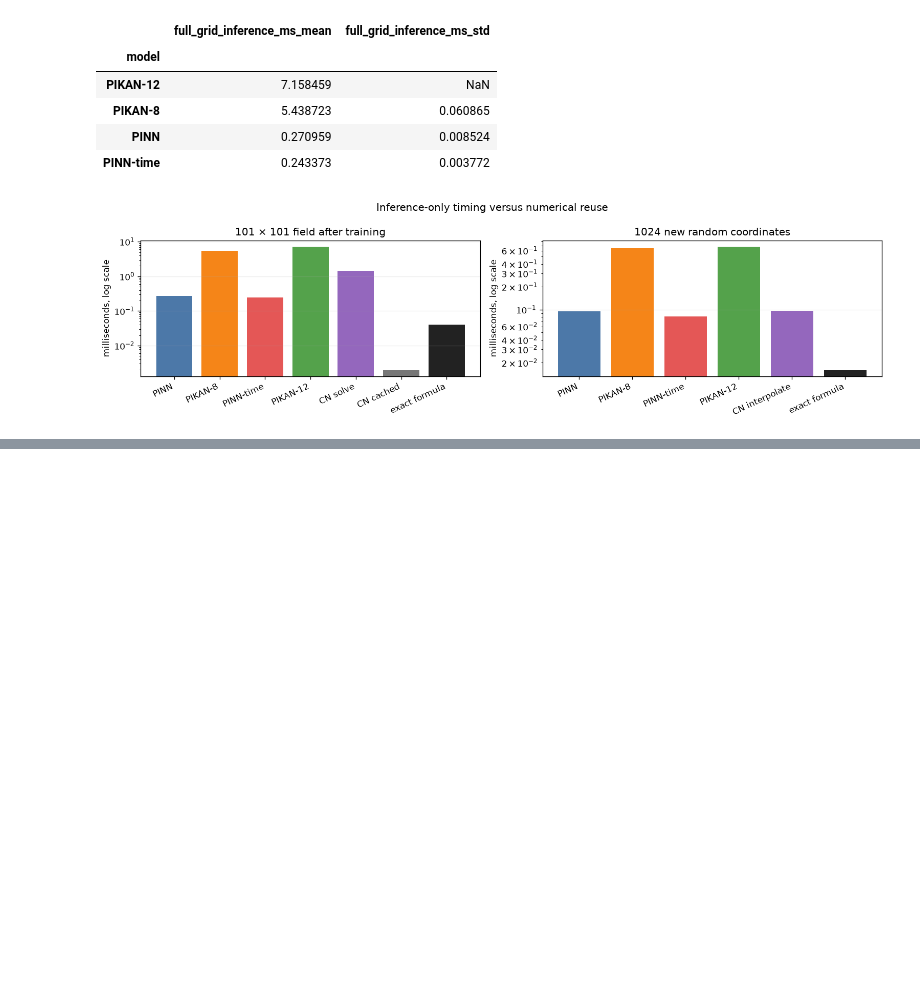
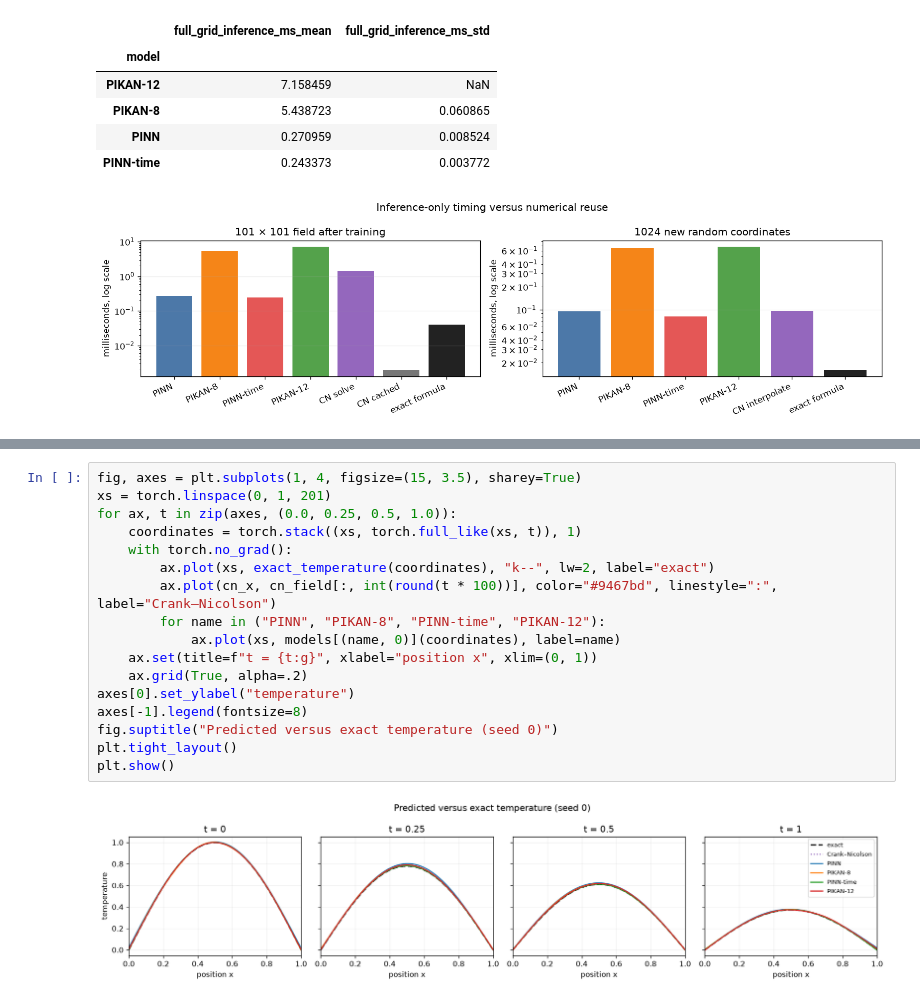
Before and after one commit to OussemaBenAmeur/Benchmark-Heat-Equation, a Jupyter notebook: PIKAN_Heat_Equation.ipynb, the cells around one changed output, grey strips where cells are left out. Cells and saved outputs as stored; diff of their text form; blank space fills up the shorter version.

```diff
--- a/PIKAN_Heat_Equation.ipynb
+++ b/PIKAN_Heat_Equation.ipynb
@@ -479,0 +500,19 @@ Known exact formula: 101×101 field in 0.04018 ms; 1024 random queries in 0.0159
+# %%
+fig, axes = plt.subplots(1, 4, figsize=(15, 3.5), sharey=True)
+xs = torch.linspace(0, 1, 201)
+for ax, t in zip(axes, (0.0, 0.25, 0.5, 1.0)):
+    coordinates = torch.stack((xs, torch.full_like(xs, t)), 1)
+    with torch.no_grad():
+        ax.plot(xs, exact_temperature(coordinates), "k--", lw=2, label="exact")
+        ax.plot(cn_x, cn_field[:, int(round(t * 100))], color="#9467bd", linestyle=":", label="Crank–Nicolson")
+        for name in ("PINN", "PIKAN-8", "PINN-time", "PIKAN-12"):
+            ax.plot(xs, models[(name, 0)](coordinates), label=name)
+    ax.set(title=f"t = {t:g}", xlabel="position x", xlim=(0, 1))
+    ax.grid(True, alpha=.2)
+axes[0].set_ylabel("temperature")
+axes[-1].legend(fontsize=8)
+fig.suptitle("Predicted versus exact temperature (seed 0)")
+plt.tight_layout()
+plt.show()
+# %% [output]
+[figure, added]
```
Also changed, not shown: parts of 4 cells of this notebook.
